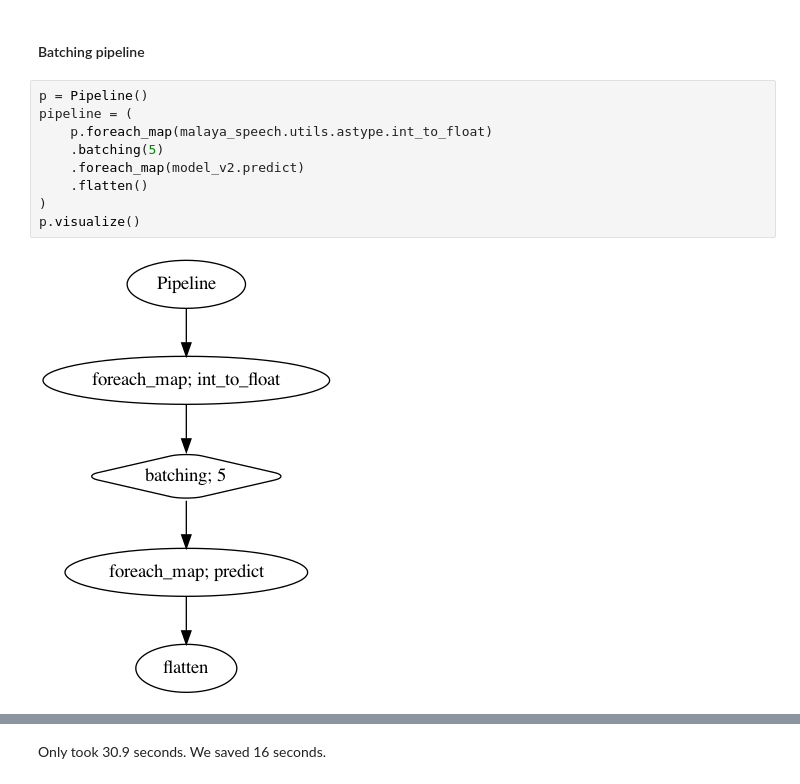
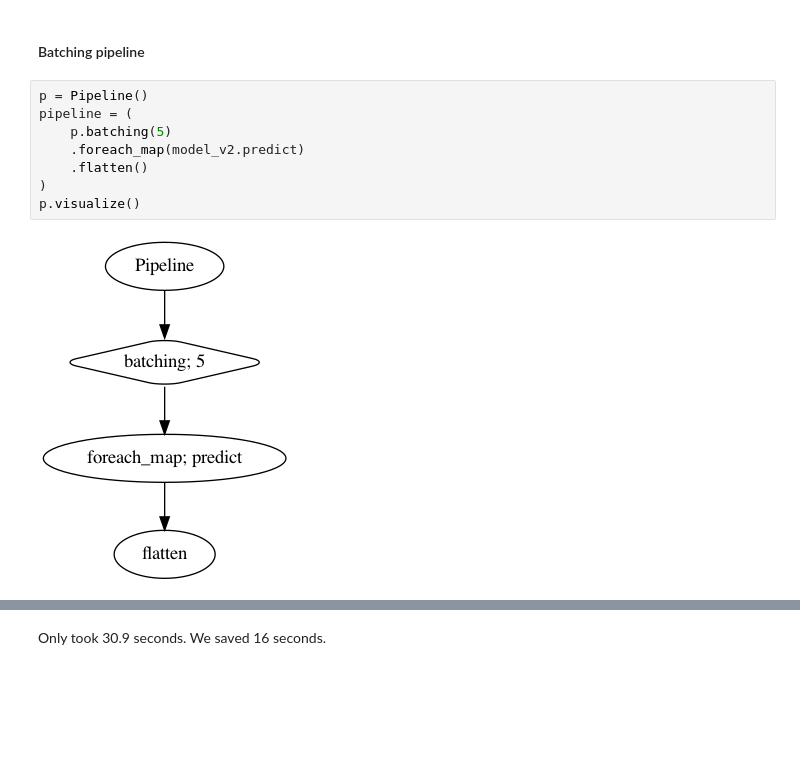
Before and after one commit to mesolitica/malaya-speech, a Jupyter notebook: docs/load-vad.ipynb, the cells around one changed output, grey strips where cells are left out. Saved outputs shown, nothing was run; the diff lists cells and outputs as text; blank space fills up the shorter version.

```diff
--- a/docs/load-vad.ipynb
+++ b/docs/load-vad.ipynb
@@ -144,14 +148,13 @@ Took 46.9 seconds.
 # %%
 p = Pipeline()
 pipeline = (
-    p.foreach_map(malaya_speech.utils.astype.int_to_float)
-    .batching(5)
+    p.batching(5)
     .foreach_map(model_v2.predict)
     .flatten()
 )
 p.visualize()
 # %% [output]
-[figure, old version]
+[figure, new version]
 # %%
 %%time
 
```
Also changed, not shown: parts of 28 cells of this notebook, 15 other files.
